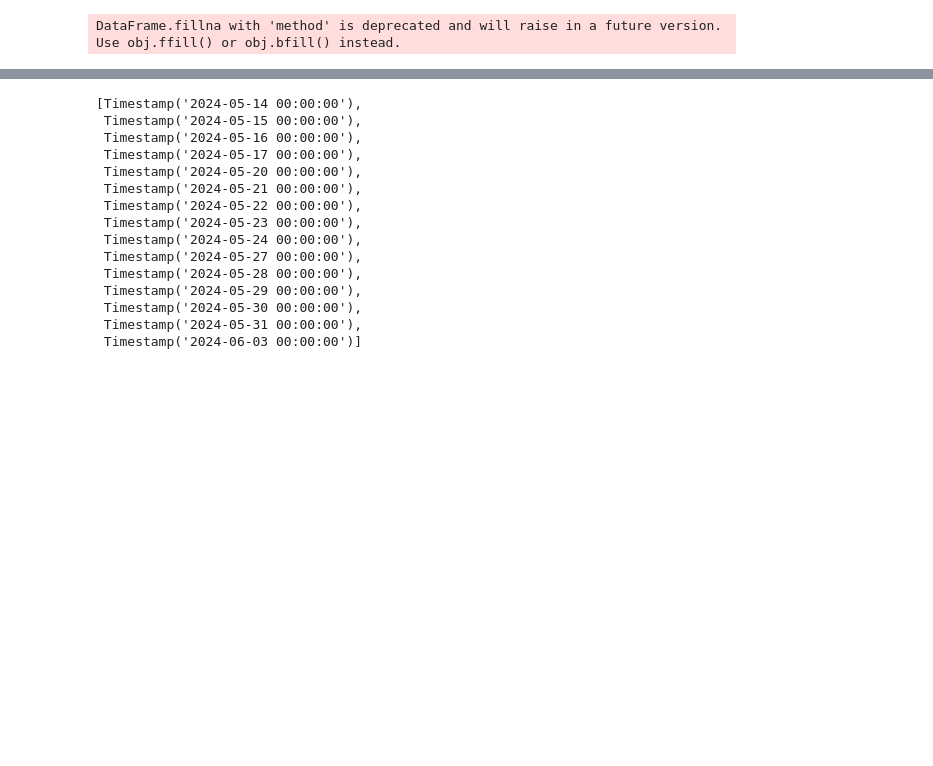
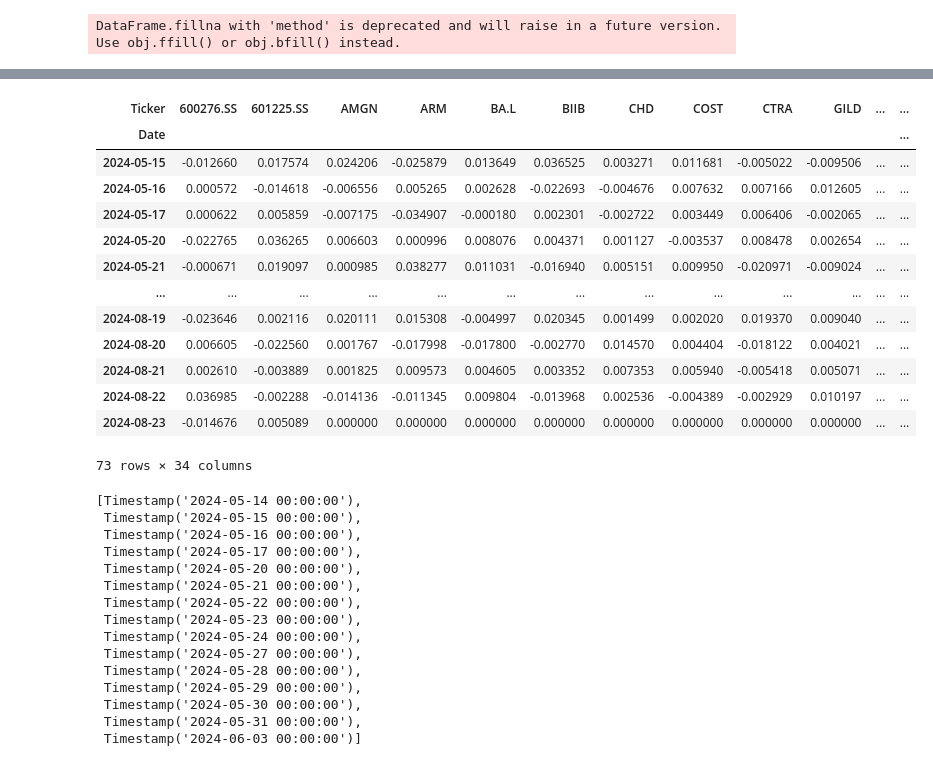
Before and after one commit to magiccpp/portfolio-2, a Jupyter notebook: compare_visual.ipynb, the cells around one changed output, grey strips where cells are left out. Drawn from its saved outputs; the diff is of its cells as text; code cells hidden in the pictures; blank space fills up the shorter version.

```diff
--- a/compare_visual.ipynb
+++ b/compare_visual.ipynb
@@ -647,4 +778,21 @@ add_vertical_line(fig, '2024-08-08', 'use 2 x sigma', cur_asset_model_hist, cur_
 fig.show()
+# %%
+log_return
+# %% [output]
+| Ticker | 600276.SS | 601225.SS | AMGN | ARM | BA.L | BIIB | CHD | COST | CTRA | GILD | ... | ... |
+| Date |  |  |  |  |  |  |  |  |  |  |  | ... |
+| 2024-05-15 | -0.012660 | 0.017574 | 0.024206 | -0.025879 | 0.013649 | 0.036525 | 0.003271 | 0.011681 | -0.005022 | -0.009506 | ... | ... |
+| 2024-05-16 | 0.000572 | -0.014618 | -0.006556 | 0.005265 | 0.002628 | -0.022693 | -0.004676 | 0.007632 | 0.007166 | 0.012605 | ... | ... |
+| 2024-05-17 | 0.000622 | 0.005859 | -0.007175 | -0.034907 | -0.000180 | 0.002301 | -0.002722 | 0.003449 | 0.006406 | -0.002065 | ... | ... |
+| 2024-05-20 | -0.022765 | 0.036265 | 0.006603 | 0.000996 | 0.008076 | 0.004371 | 0.001127 | -0.003537 | 0.008478 | 0.002654 | ... | ... |
+| 2024-05-21 | -0.000671 | 0.019097 | 0.000985 | 0.038277 | 0.011031 | -0.016940 | 0.005151 | 0.009950 | -0.020971 | -0.009024 | ... | ... |
+| ... | ... | ... | ... | ... | ... | ... | ... | ... | ... | ... | ... | ... |
+| 2024-08-19 | -0.023646 | 0.002116 | 0.020111 | 0.015308 | -0.004997 | 0.020345 | 0.001499 | 0.002020 | 0.019370 | 0.009040 | ... | ... |
+| 2024-08-20 | 0.006605 | -0.022560 | 0.001767 | -0.017998 | -0.017800 | -0.002770 | 0.014570 | 0.004404 | -0.018122 | 0.004021 | ... | ... |
+| 2024-08-21 | 0.002610 | -0.003889 | 0.001825 | 0.009573 | 0.004605 | 0.003352 | 0.007353 | 0.005940 | -0.005418 | 0.005071 | ... | ... |
+| 2024-08-22 | 0.036985 | -0.002288 | -0.014136 | -0.011345 | 0.009804 | -0.013968 | 0.002536 | -0.004389 | -0.002929 | 0.010197 | ... | ... |
+| 2024-08-23 | -0.014676 | 0.005089 | 0.000000 | 0.000000 | 0.000000 | 0.000000 | 0.000000 | 0.000000 | 0.000000 | 0.000000 | ... | ... |
+73 rows × 34 columns
 # %%
 date_list = log_return.index.tolist()
 date_list.insert(0, pd.Timestamp('2024-05-14'))
```
Also changed, not shown: parts of 15 cells of this notebook, 2 other files.
